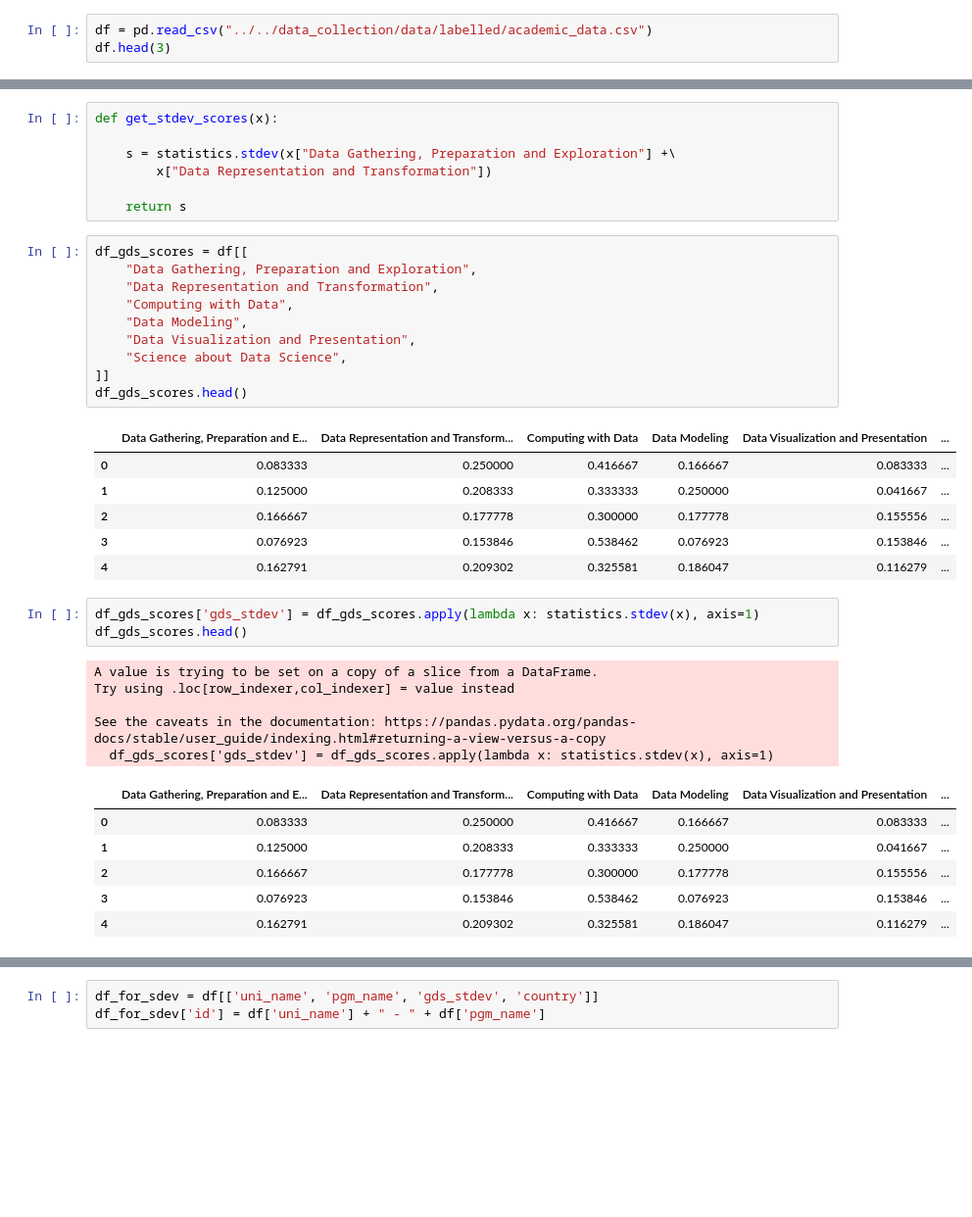
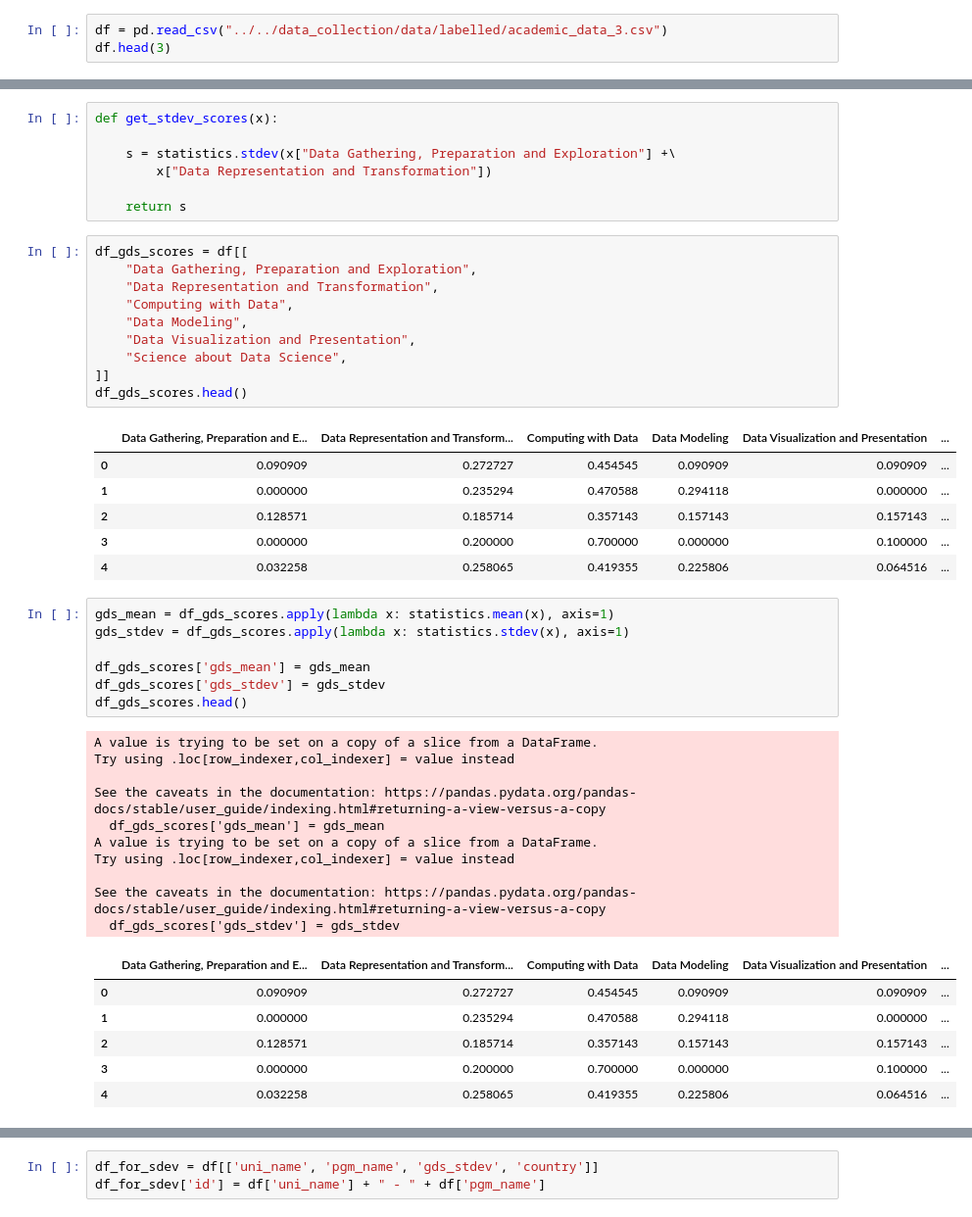
Before and after one commit to ry05/data-science-education-research, a Jupyter notebook: data_analysis/notebooks/03_gds_analysis.ipynb, the cells around one changed output, grey strips where cells are left out. Shown at 98% size. Saved outputs shown, nothing was run; the diff lists cells and outputs as text; blank space fills up the shorter version.

```diff
--- a/data_analysis/notebooks/03_gds_analysis.ipynb
+++ b/data_analysis/notebooks/03_gds_analysis.ipynb
@@ -3,5 +5,5 @@ import pandas as pd
 # %%
-df = pd.read_csv("../../data_collection/data/labelled/academic_data.csv")
+df = pd.read_csv("../../data_collection/data/labelled/academic_data_3.csv")
 df.head(3)
 # %% [output]
 |  | uni_name | pgm_name | dur_yrs | type | national_rank_qs | dept_involved | location | url | descr | ... |
@@ -49,25 +75,34 @@ df_gds_scores = df[[
 df_gds_scores.head()
 # %% [output]
 |  | Data Gathering, Preparation and E... | Data Representation and Transform... | Computing with Data | Data Modeling | Data Visualization and Presentation | ... |
-| 0 | 0.083333 | 0.250000 | 0.416667 | 0.166667 | 0.083333 | ... |
-| 1 | 0.125000 | 0.208333 | 0.333333 | 0.250000 | 0.041667 | ... |
-| 2 | 0.166667 | 0.177778 | 0.300000 | 0.177778 | 0.155556 | ... |
-| 3 | 0.076923 | 0.153846 | 0.538462 | 0.076923 | 0.153846 | ... |
-| 4 | 0.162791 | 0.209302 | 0.325581 | 0.186047 | 0.116279 | ... |
+| 0 | 0.090909 | 0.272727 | 0.454545 | 0.090909 | 0.090909 | ... |
+| 1 | 0.000000 | 0.235294 | 0.470588 | 0.294118 | 0.000000 | ... |
+| 2 | 0.128571 | 0.185714 | 0.357143 | 0.157143 | 0.157143 | ... |
+| 3 | 0.000000 | 0.200000 | 0.700000 | 0.000000 | 0.100000 | ... |
+| 4 | 0.032258 | 0.258065 | 0.419355 | 0.225806 | 0.064516 | ... |
 # %%
-df_gds_scores['gds_stdev'] = df_gds_scores.apply(lambda x: statistics.stdev(x), axis=1)
+gds_mean = df_gds_scores.apply(lambda x: statistics.mean(x), axis=1)
+gds_stdev = df_gds_scores.apply(lambda x: statistics.stdev(x), axis=1)
+
+df_gds_scores['gds_mean'] = gds_mean
+df_gds_scores['gds_stdev'] = gds_stdev
 df_gds_scores.head()
 # %% [output]
 A value is trying to be set on a copy of a slice from a DataFrame.
 Try using .loc[row_indexer,col_indexer] = value instead
 
 See the caveats in the documentation: https://pandas.pydata.org/pandas-docs/stable/user_guide/indexing.html#returning-a-view-versus-a-copy
-  df_gds_scores['gds_stdev'] = df_gds_scores.apply(lambda x: statistics.stdev(x), axis=1)
+  df_gds_scores['gds_mean'] = gds_mean
+A value is trying to be set on a copy of a slice from a DataFrame.
+Try using .loc[row_indexer,col_indexer] = value instead
+
+See the caveats in the documentation: https://pandas.pydata.org/pandas-docs/stable/user_guide/indexing.html#returning-a-view-versus-a-copy
+  df_gds_scores['gds_stdev'] = gds_stdev
 |  | Data Gathering, Preparation and E... | Data Representation and Transform... | Computing with Data | Data Modeling | Data Visualization and Presentation | ... |
-| 0 | 0.083333 | 0.250000 | 0.416667 | 0.166667 | 0.083333 | ... |
-| 1 | 0.125000 | 0.208333 | 0.333333 | 0.250000 | 0.041667 | ... |
-| 2 | 0.166667 | 0.177778 | 0.300000 | 0.177778 | 0.155556 | ... |
-| 3 | 0.076923 | 0.153846 | 0.538462 | 0.076923 | 0.153846 | ... |
-| 4 | 0.162791 | 0.209302 | 0.325581 | 0.186047 | 0.116279 | ... |
+| 0 | 0.090909 | 0.272727 | 0.454545 | 0.090909 | 0.090909 | ... |
+| 1 | 0.000000 | 0.235294 | 0.470588 | 0.294118 | 0.000000 | ... |
+| 2 | 0.128571 | 0.185714 | 0.357143 | 0.157143 | 0.157143 | ... |
+| 3 | 0.000000 | 0.200000 | 0.700000 | 0.000000 | 0.100000 | ... |
+| 4 | 0.032258 | 0.258065 | 0.419355 | 0.225806 | 0.064516 | ... |
 # %%
 df['gds_stdev'] = df_gds_scores['gds_stdev']
```
Also changed, not shown: parts of 29 cells of this notebook, 6 other files.
